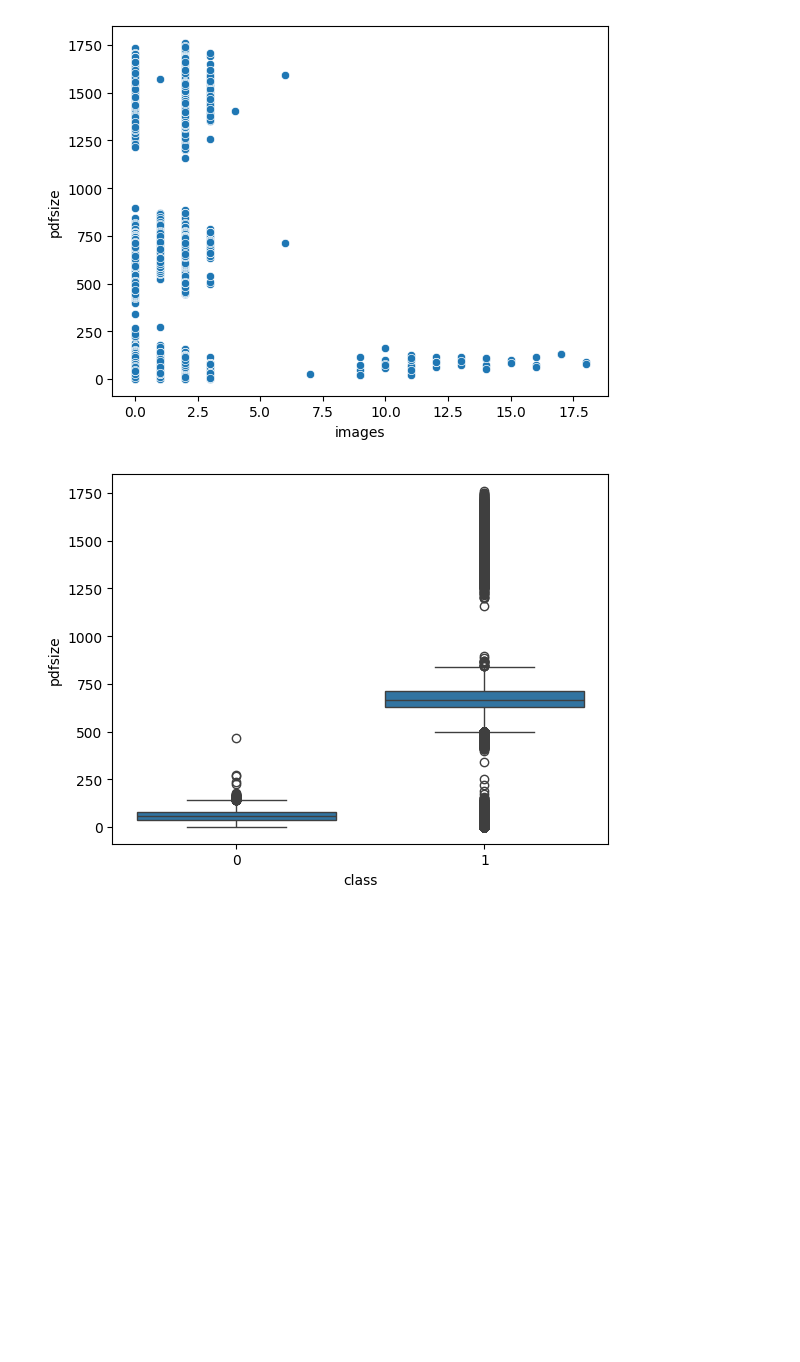
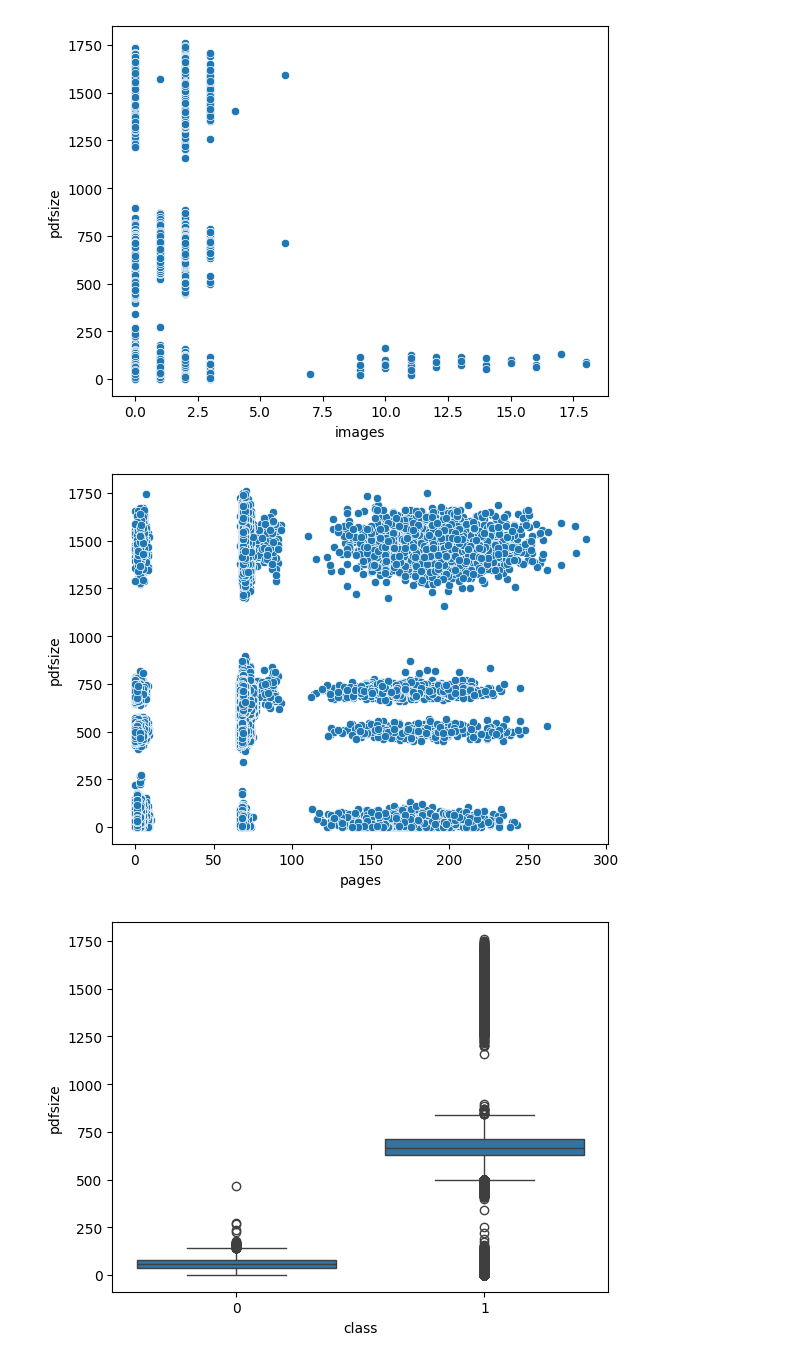
Before and after one commit to tomasvicente3/IART_ML_PDF_Analysis, a Jupyter notebook: main.ipynb, the cells around one changed output. Drawn from its saved outputs; the diff is of its cells as text; code cells hidden in the pictures; blank space fills up the shorter version.

```diff
--- a/main.ipynb
+++ b/main.ipynb
@@ -114,6 +175,12 @@ sns.scatterplot(data=df, x='images', y='pdfsize')
 plt.show()
 # %% [output]
 [figure]
+# %%
+# How does the file size vary with the number of pages?
+sns.scatterplot(data=df, x='pages', y='pdfsize')
+plt.show()
+# %% [output]
+[figure, added]
 # %%
 # Does file size affect the classification?
 sns.boxplot(x='class', y='pdfsize', data=df)
```
Also changed, not shown: parts of 5 cells of this notebook.
